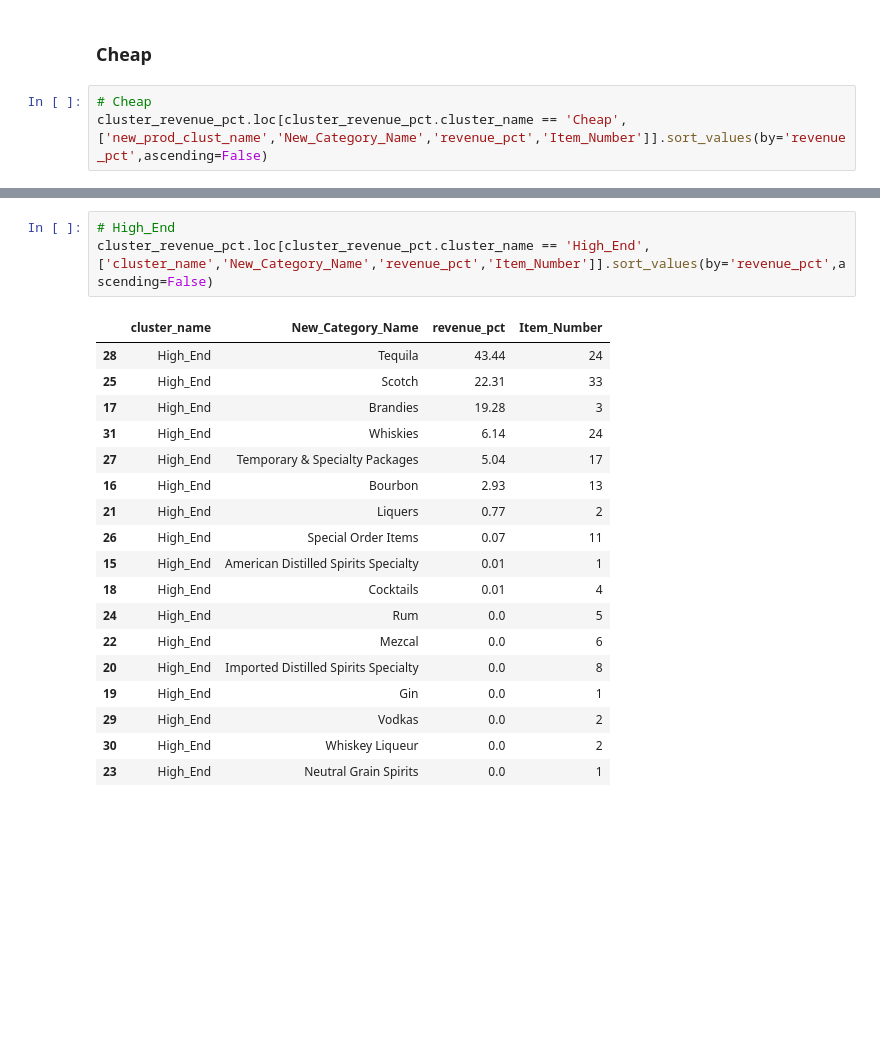
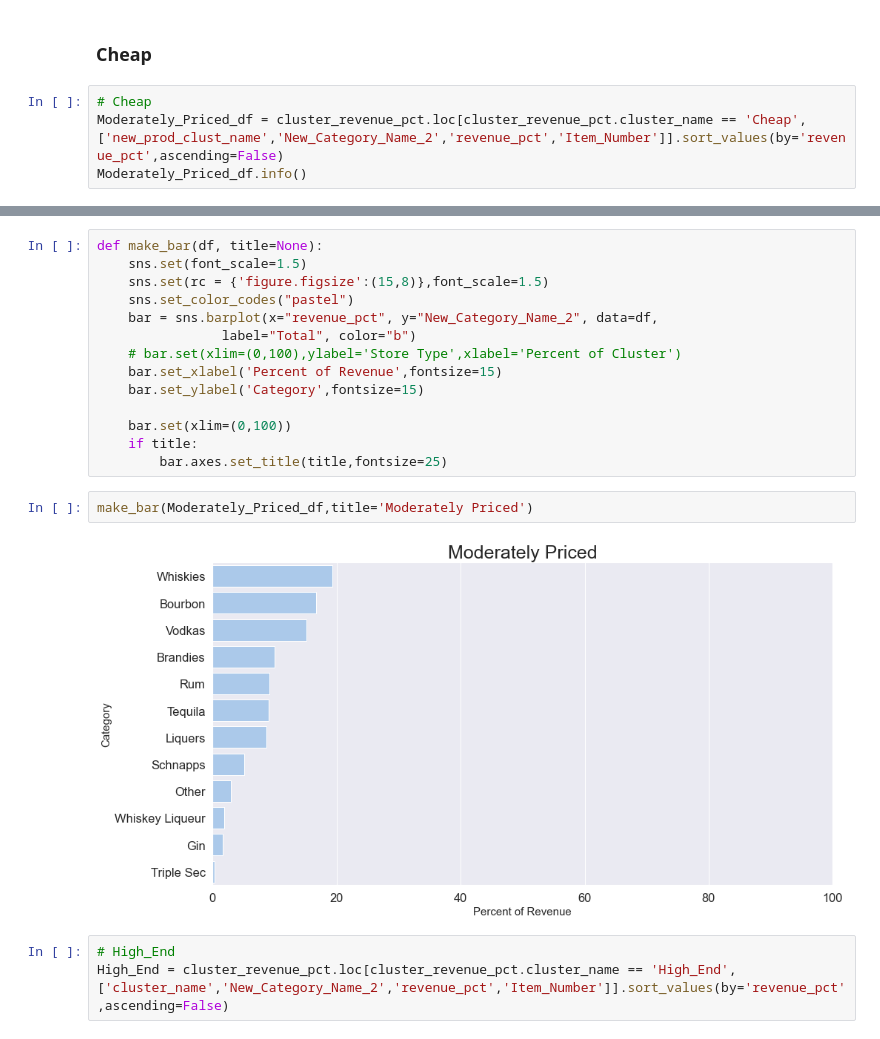
Before and after one commit to dgarbato/capstone, a Jupyter notebook: Percentage of product types within each cluster.ipynb, the cells around one changed output, grey strips where cells are left out. Cells and saved outputs as stored; diff of their text form; blank space fills up the shorter version.

```diff
--- a/Percentage of product types within each cluster.ipynb
+++ b/Percentage of product types within each cluster.ipynb
@@ -296,5 +346,6 @@ cluster_revenue_pct['new_prod_clust_name'] = cluster_revenue_pct['cluster_name']
 ### Cheap
 # %%
 # Cheap
-cluster_revenue_pct.loc[cluster_revenue_pct.cluster_name == 'Cheap',['new_prod_clust_name','New_Category_Name','revenue_pct','Item_Number']].sort_values(by='revenue_pct',ascending=False)
+Moderately_Priced_df = cluster_revenue_pct.loc[cluster_revenue_pct.cluster_name == 'Cheap',['new_prod_clust_name','New_Category_Name_2','revenue_pct','Item_Number']].sort_values(by='revenue_pct',ascending=False)
+Moderately_Priced_df.info()
 # %% [output]
@@ -317,22 +375,21 @@ cluster_revenue_pct.loc[cluster_revenue_pct.cluster_name == 'Cheap',['new_prod_c
+# %%
+def make_bar(df, title=None):
+    sns.set(font_scale=1.5)
+    sns.set(rc = {'figure.figsize':(15,8)},font_scale=1.5)
+    sns.set_color_codes("pastel")
+    bar = sns.barplot(x="revenue_pct", y="New_Category_Name_2", data=df,
+                label="Total", color="b")
+    # bar.set(xlim=(0,100),ylabel='Store Type',xlabel='Percent of Cluster')
+    bar.set_xlabel('Percent of Revenue',fontsize=15)
+    bar.set_ylabel('Category',fontsize=15)
+
+    bar.set(xlim=(0,100))
+    if title:
+        bar.axes.set_title(title,fontsize=25)
+# %%
+make_bar(Moderately_Priced_df,title='Moderately Priced')
+# %% [output]
+[figure, added]
 # %%
 # High_End
-cluster_revenue_pct.loc[cluster_revenue_pct.cluster_name == 'High_End',['cluster_name','New_Category_Name','revenue_pct','Item_Number']].sort_values(by='revenue_pct',ascending=False)
+High_End = cluster_revenue_pct.loc[cluster_revenue_pct.cluster_name == 'High_End',['cluster_name','New_Category_Name_2','revenue_pct','Item_Number']].sort_values(by='revenue_pct',ascending=False)
-# %% [output]
-|  | cluster_name | New_Category_Name | revenue_pct | Item_Number |
-| 28 | High_End | Tequila | 43.44 | 24 |
-| 25 | High_End | Scotch | 22.31 | 33 |
-| 17 | High_End | Brandies | 19.28 | 3 |
-| 31 | High_End | Whiskies | 6.14 | 24 |
-| 27 | High_End | Temporary & Specialty Packages | 5.04 | 17 |
-| 16 | High_End | Bourbon | 2.93 | 13 |
-| 21 | High_End | Liquers | 0.77 | 2 |
-| 26 | High_End | Special Order Items | 0.07 | 11 |
-| 15 | High_End | American Distilled Spirits Specialty | 0.01 | 1 |
-| 18 | High_End | Cocktails | 0.01 | 4 |
-| 24 | High_End | Rum | 0.0 | 5 |
-| 22 | High_End | Mezcal | 0.0 | 6 |
-| 20 | High_End | Imported Distilled Spirits Specialty | 0.0 | 8 |
-| 19 | High_End | Gin | 0.0 | 1 |
-| 29 | High_End | Vodkas | 0.0 | 2 |
-| 30 | High_End | Whiskey Liqueur | 0.0 | 2 |
-| 23 | High_End | Neutral Grain Spirits | 0.0 | 1 |
```
Also changed, not shown: parts of 37 cells of this notebook, 4 other files.
